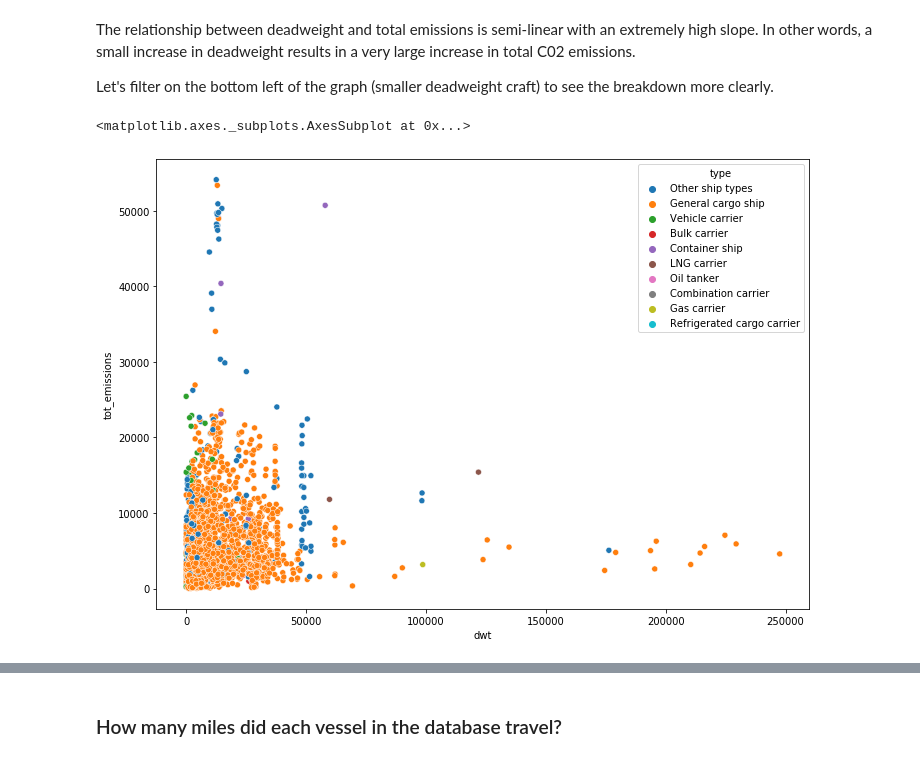
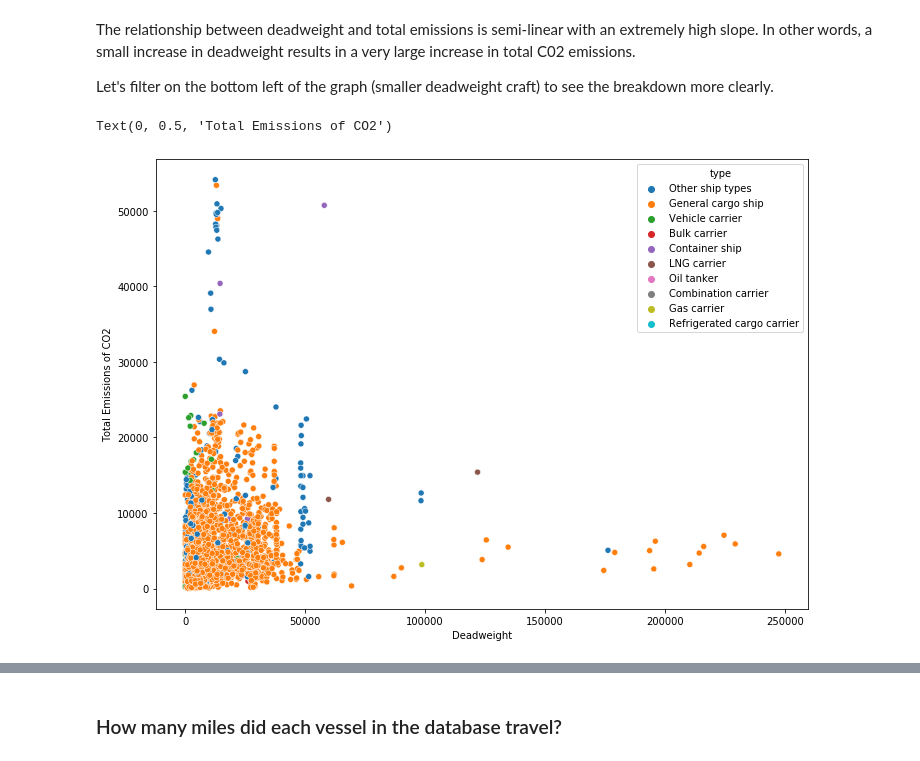
Before and after one commit to rtwillett/CC_technical-challenge, a Jupyter notebook: Data Analysis & Visualization.ipynb, the cells around one changed output, grey strips where cells are left out. Cells and saved outputs as stored; diff of their text form; code cells hidden in the pictures.

```diff
--- a/Data Analysis & Visualization.ipynb
+++ b/Data Analysis & Visualization.ipynb
@@ -224,4 +221,7 @@ df_deadweightemissions.sort_values('dwt')
 3699 rows × 6 columns
 # %%
 sns.scatterplot(data=df_deadweightemissions, x='dwt', y='tot_emissions', hue = 'type')
+plt.rcParams['figure.figsize'] = 11.7,8.27
+plt.xlabel("Deadweight")
+plt.ylabel("Total Emissions of CO2")
 # %% [output]
@@ -234,16 +234,18 @@ Let's filter on the bottom left of the graph (smaller deadweight craft) to see t
 # %%
 from matplotlib import rcParams
 import matplotlib.pyplot as plt
 import seaborn as sns
 
 # figure size in inches
 plt.rcParams['figure.figsize'] = 11.7,8.27
 
 # Removing the outliers to get a better view of main data
 sns.scatterplot(data=df_deadweightemissions.loc[df_deadweightemissions.dwt < 500000], x='dwt', y='tot_emissions', hue = 'type')
+plt.xlabel("Deadweight")
+plt.ylabel("Total Emissions of CO2")
 # %% [output]
-<matplotlib.axes._subplots.AxesSubplot at 0x...>
+Text(0, 0.5, 'Total Emissions of CO2')
-[figure, old version]
+[figure, new version]
 # %%
 g = sns.FacetGrid(df_deadweightemissions, col="type", col_wrap=3)
 g.map(sns.scatterplot, "dwt", "tot_emissions")
```
Also changed, not shown: parts of 7 cells of this notebook.
